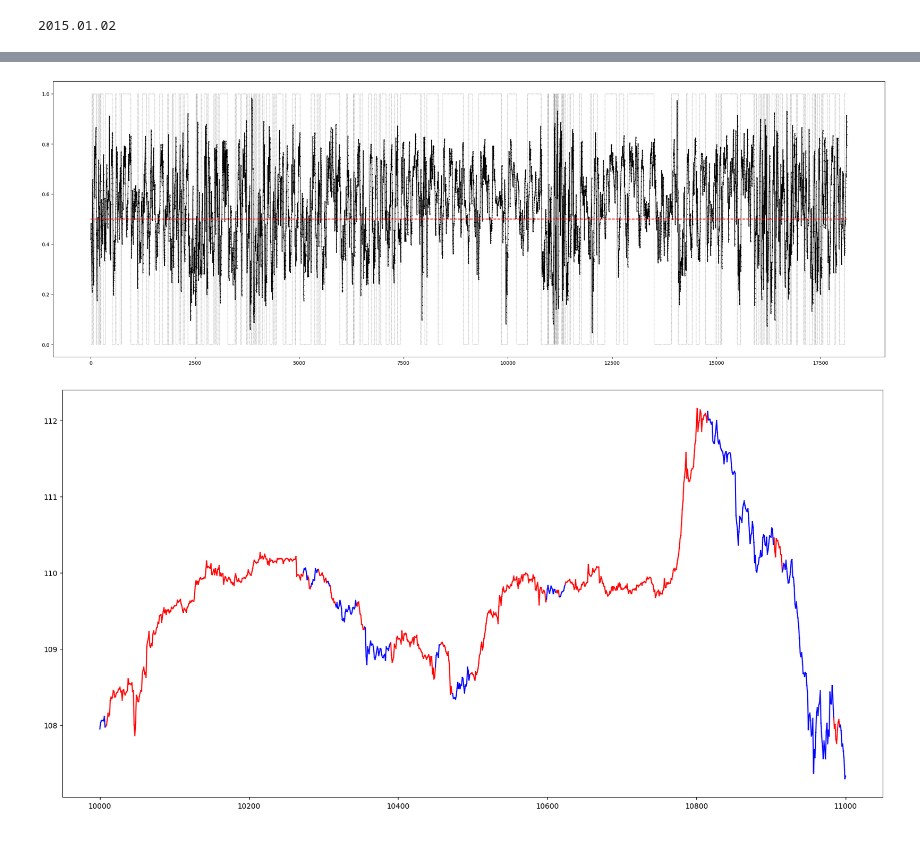
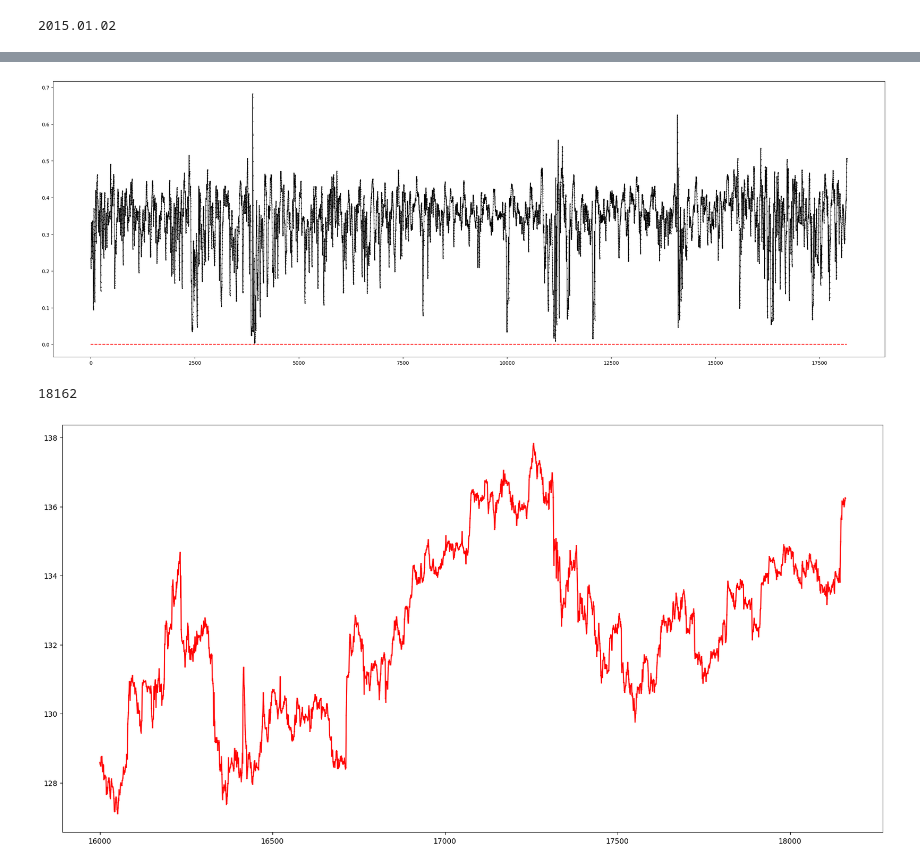
Before and after one commit to etherpoc/trading-fx, a Jupyter notebook: src/ML/fx_trading_simulator.ipynb, the cells around one changed output, grey strips where cells are left out. Cells and saved outputs as stored; diff of their text form; code cells hidden in the pictures.

```diff
--- a/src/ML/fx_trading_simulator.ipynb
+++ b/src/ML/fx_trading_simulator.ipynb
@@ -23,8 +23,8 @@ unitsRNN      = 120
 learning_rate = 0.0001
 patience      = 10
 epochs        = 2000
-batch_size    = 60
-maxlen = 120
+batch_size    = 30
+maxlen = 90
 print(target_data["date"].values[0])
 # %% [output]
 2015.01.02
@@ -36,15 +36,22 @@ print(target_data["date"].values[0])
 # x = [target_data["deviation_rate"][i:i+maxlen].values for i in range(59, len(target_data["deviation_rate"].values[:])-maxlen)]
 x = []
 for i in range(59, len(target_data["deviation_rate"].values[:])-maxlen):
+    d = []
+    h = []
+    l = []
+    for j in range(maxlen):
+        d.append(target_data["deviation_rate"].values[i+j])
+        h.append(target_data["high"].values[i+j]/target_data["close"].values[i+j])
+        l.append(target_data["low"].values[i+j]/target_data["close"].values[i+j])
     ilist = pd.DataFrame(data={
-        "deviation_rate": target_data["deviation_rate"][i:i+maxlen].values,
-        "high": target_data["high"][i:i+maxlen].values,
-        "low": target_data["low"][i:i+maxlen].values
+        "deviation_rate": d,
+        "high": h,
+        "low": l
     })
     x.append(ilist)
-t = [target_data["rise_rate"][i+maxlen-1] for i in range(59, len(target_data["rise_rate"].values[:])-maxlen)]
+t = [ target_data["rise_rate"][i+maxlen-1] for i in range(59, len(target_data["rise_rate"].values[:])-maxlen)]
 
-x = np.array(x).reshape(-1, maxlen, 1)
+x = np.array(x).reshape(-1, maxlen, 3)
 t = np.array(t).reshape(-1, 1)
 print(x.shape, t.shape)
 
@@ -61,5 +68,5 @@ model.add(LSTM(unitsRNN, activation='tanh',
                 kernel_initializer='he_normal',
                 recurrent_initializer='orthogonal'))
 model.add(Dense(1, activation='linear'))
-model.add(Activation('sigmoid'))
+model.add(Activation('tanh'))
 # %% [output]
@@ -148,17 +155,13 @@ preds = model.predict(x)
 for i in range(len(preds)):
     predicted.append(preds[i])
 
-
 # 予測値を可視化
 fig = plt.figure(figsize=(30, 10))
 plot_length = len(predicted)
-plt.plot(range(plot_length), indata[:plot_length],
-        color='gray',
-        linestyle='--', linewidth=0.5)
 plt.plot(range(plot_length), predicted[:plot_length],
         color='black', linewidth=1,
         marker='o', markersize=1, markerfacecolor='black',
         markeredgecolor='black')
-plt.plot([0, plot_length],[0.5, 0.5], "red", linestyle='dashed')
+plt.plot([0, plot_length],[0, 0], "red", linestyle='dashed')
 plt.show()
 # %% [output]
@@ -172,14 +175,18 @@ plt.show()
-[figure, old version]
+[figure, new version]
+# %%
+len(predicted)
+# %% [output]
+18162
 # %%
 # 実データに反映し描画
 chart = [target_data["close"][i+maxlen-1] for i in range(59, len(target_data["close"].values[:])-maxlen)]
 fig = plt.figure(figsize=(20,10))
 plot_length = len(chart)
-for i in range(10000,11000):
-    plt.plot(range(plot_length+1)[i:i+2], chart[i:i+2], color= 'red' if predicted[i] > 0.5 else 'blue')
+for i in range(16000,plot_length-1):
+    plt.plot(range(plot_length+1)[i:i+2], chart[i:i+2], color= 'red' if predicted[i] > 0 else 'blue')
 plt.show()
 # %% [output]
-[figure, old version]
+[figure, new version]
 # %%
 # 売買シミュレーション
 #---OPTIONS---
```
Also changed, not shown: parts of 8 cells of this notebook, 2 other files.
